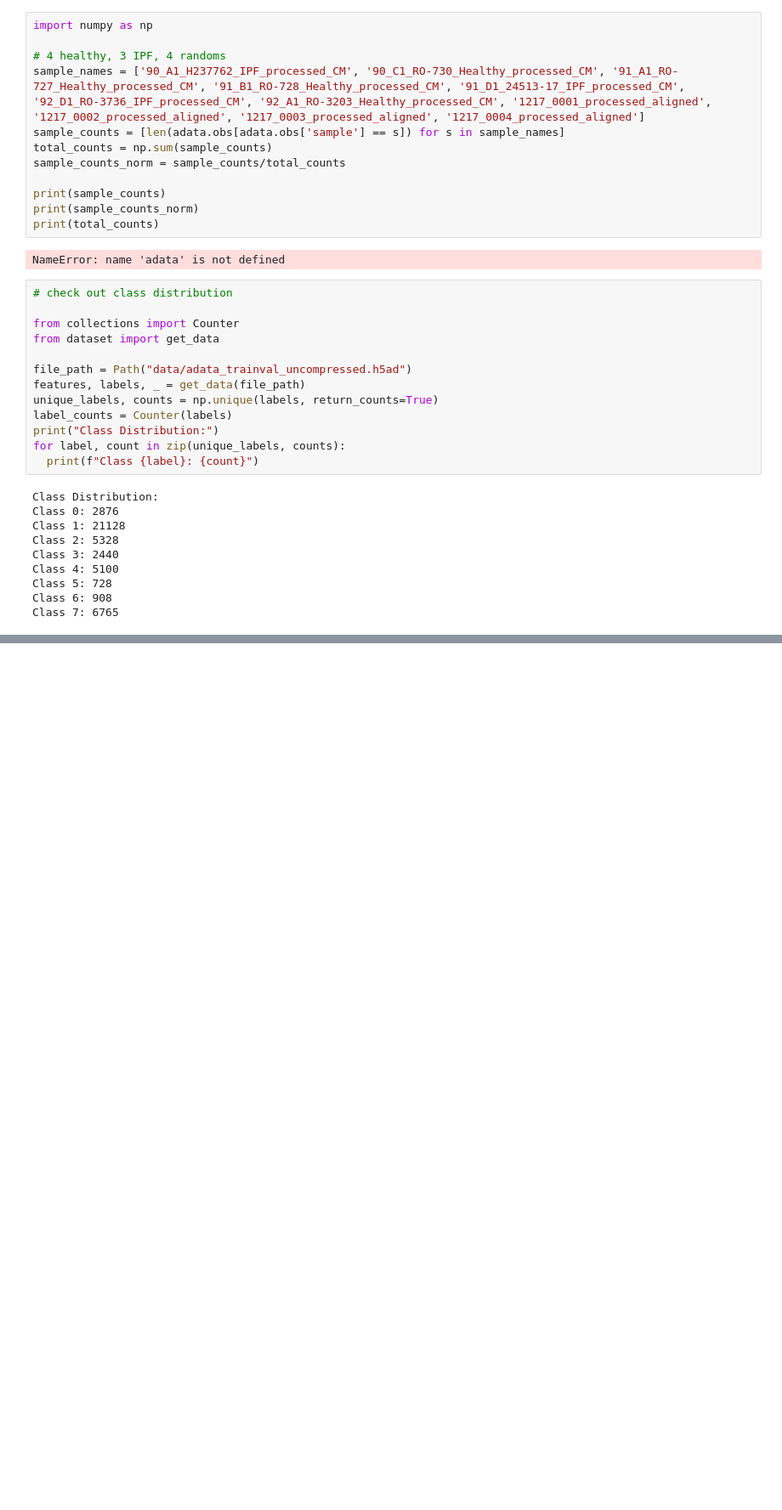
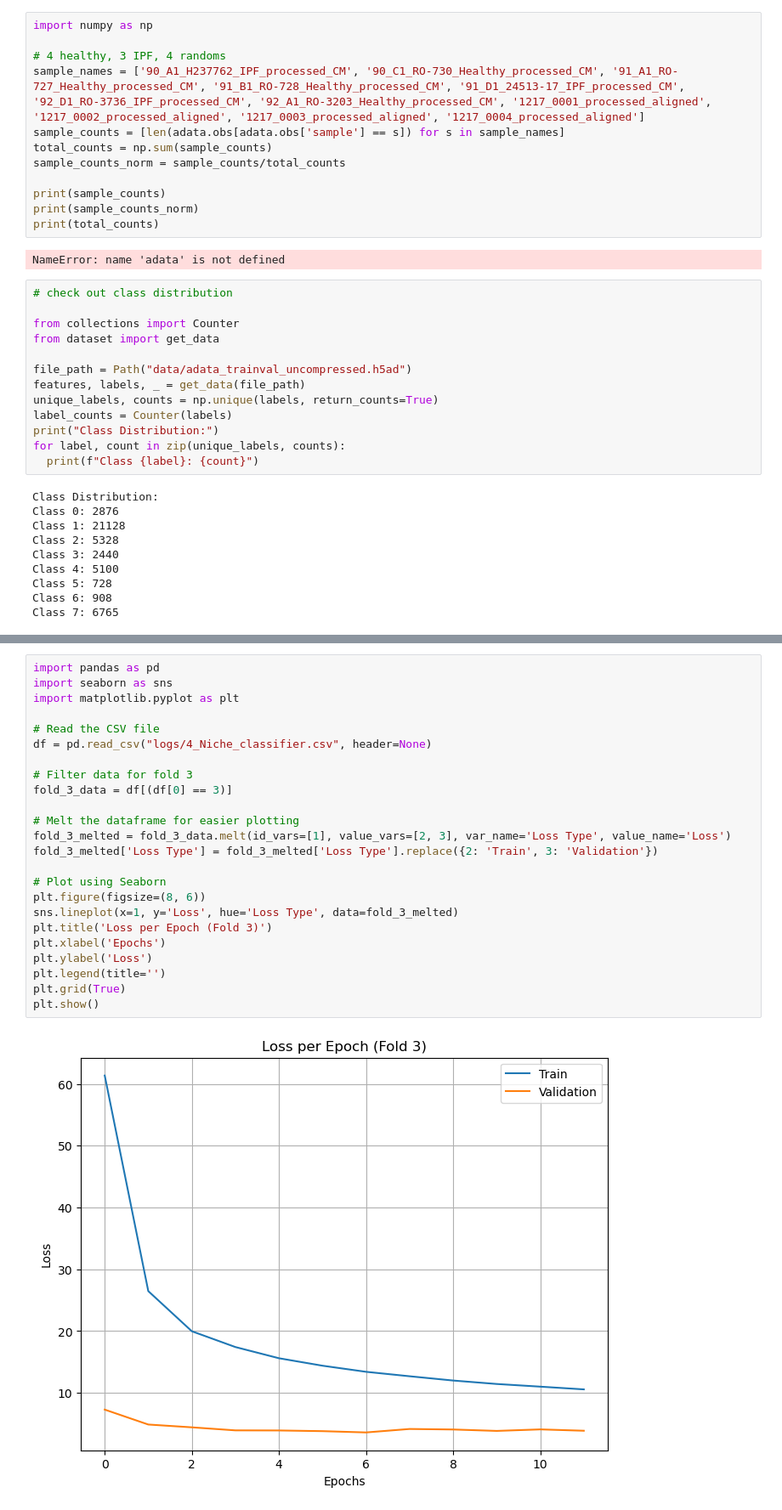
Before and after one commit to theislab/masterpraktikum_ssl_segmentation, a Jupyter notebook: playground.ipynb, the cells around one changed output, grey strips where cells are left out. Shown at 85% size. Saved outputs shown, nothing was run; the diff lists cells and outputs as text; blank space fills up the shorter version.

```diff
--- a/playground.ipynb
+++ b/playground.ipynb
@@ -209,0 +70,26 @@ plt.show()
+# %%
+import pandas as pd
+import seaborn as sns
+import matplotlib.pyplot as plt
+
+# Read the CSV file
+df = pd.read_csv("logs/4_Niche_classifier.csv", header=None)
+
+# Filter data for fold 3
+fold_3_data = df[(df[0] == 3)]
+
+# Melt the dataframe for easier plotting
+fold_3_melted = fold_3_data.melt(id_vars=[1], value_vars=[2, 3], var_name='Loss Type', value_name='Loss')
+fold_3_melted['Loss Type'] = fold_3_melted['Loss Type'].replace({2: 'Train', 3: 'Validation'})
+
+# Plot using Seaborn
+plt.figure(figsize=(8, 6))
+sns.lineplot(x=1, y='Loss', hue='Loss Type', data=fold_3_melted)
+plt.title('Loss per Epoch (Fold 3)')
+plt.xlabel('Epochs')
+plt.ylabel('Loss')
+plt.legend(title='')
+plt.grid(True)
+plt.show()
+# %% [output]
+[figure, added]
```
Also changed, not shown: parts of 1 cell of this notebook, 8 other files.
